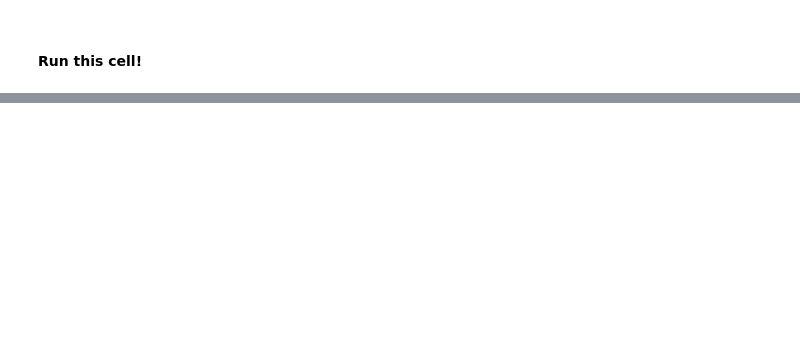
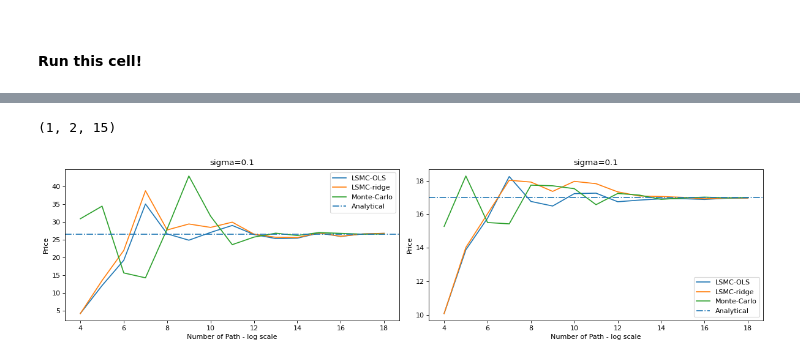
Before and after one commit to fuyin19/BSDE, a Jupyter notebook: demo/BSDE European option.ipynb, the cells around one changed output, grey strips where cells are left out. Cells and saved outputs as stored; diff of their text form; code cells hidden in the pictures; blank space fills up the shorter version.

```diff
--- a/demo/BSDE European option.ipynb
+++ b/demo/BSDE European option.ipynb
@@ -141,0 +204,25 @@ plot_european_call([engine_OLS.res, engine_ridge.res], MC_res, configs_option, c
+# %%
+# SVI
+param1 = {'a': 0.4, 'b': 0.04, 'rho': 0.1, 'm': 0.01, 'sigma': 30}
+param2 = {'a': 0.2, 'b': 0.05, 'rho': 0.2, 'm': 0.01, 'sigma': 10}
+
+configs_option = [configs_option[0], configs_option[0]]
+FBSDEs = [eu.BS_SVI(configs_option[0], **param1), eu.BS_SVI(configs_option[0], **param2)]
+# %%
+# LSMC - OLS and ridge
+engine_OLS = Engine(FBSDEs, configs_OLS, LSMCLinear)
+engine_OLS.run()
+
+engine_ridge = Engine(FBSDEs, configs_ridge, LSMCLinear)
+engine_ridge.run()
+# %%
+engine_OLS.res.shape
+# %% [output]
+(1, 2, 15)
+# %%
+# Monte-Carlo
+MC_res = mc_european_batch(FBSDEs, configs_OLS)
+# %%
+plot_european_call([engine_OLS.res, engine_ridge.res], MC_res, configs_option, configs_OLS, MC_res[:, -1])
+# %% [output]
+[figure, added]
```
Also changed, not shown: parts of 16 cells of this notebook, 10 other files.
